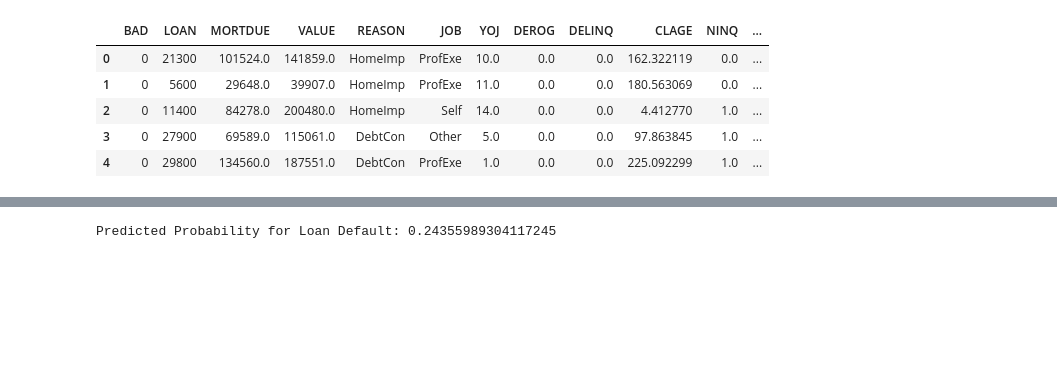
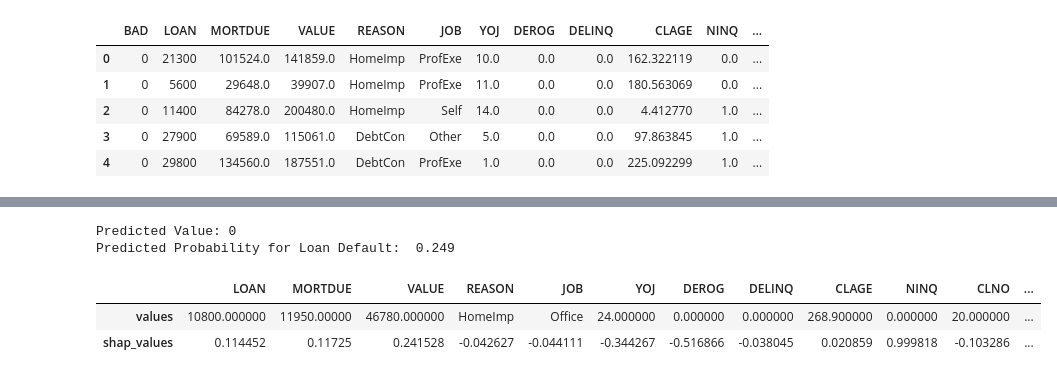
Before and after one commit to Anonymate054/MCD-ML2, a Jupyter notebook: notebooks/project/05.0_MESF_XAI.ipynb, the cells around one changed output, grey strips where cells are left out. Saved outputs shown, nothing was run; the diff lists cells and outputs as text; code cells hidden in the pictures; blank space fills up the shorter version.

```diff
--- a/notebooks/project/05.0_MESF_XAI.ipynb
+++ b/notebooks/project/05.0_MESF_XAI.ipynb
@@ -42,7 +39,7 @@ xgb_model = model.named_steps['model']
 explainer = shap.TreeExplainer(xgb_model)
 shap_values = explainer.shap_values(X_val_processed)
 # %%
-j = 250 # 250
+j = 444
 shap.initjs()
 force_plot = shap.force_plot(explainer.expected_value, shap_values[j], X_val.iloc[[j]])
 
@@ -57,10 +54,25 @@ display(HTML(html_content))
 # %% [output]
 [interactive output not drawn]
 # %%
+prediction = model.predict(pd.DataFrame([X_val.iloc[j]]))
+
 shap_log_odds = explainer.expected_value + shap_values[j].sum()
 
 probability = 1 / (1 + np.exp(-shap_log_odds))
 
-print(f"Predicted Probability for Loan Default: {probability}")
+print(f"Predicted Value: {prediction[0]}")
+print(f"Predicted Probability for Loan Default: {probability: .3f}")
 # %% [output]
-Predicted Probability for Loan Default: 0.24355989304117245
+Predicted Value: 0
+Predicted Probability for Loan Default:  0.249
+# %%
+pd.DataFrame([
+        X_val.iloc[j].values,
+        shap_values[j]
+    ],
+    index=['values', 'shap_values'],
+    columns=X_val.columns)
+# %% [output]
+|  | LOAN | MORTDUE | VALUE | REASON | JOB | YOJ | DEROG | DELINQ | CLAGE | NINQ | CLNO | ... |
+| values | 10800.000000 | 11950.00000 | 46780.000000 | HomeImp | Office | 24.000000 | 0.000000 | 0.000000 | 268.900000 | 0.000000 | 20.000000 | ... |
+| shap_values | 0.114452 | 0.11725 | 0.241528 | -0.042627 | -0.044111 | -0.344267 | -0.516866 | -0.038045 | 0.020859 | 0.999818 | -0.103286 | ... |
```
Also changed, not shown: parts of 2 cells of this notebook, 3 other files.
